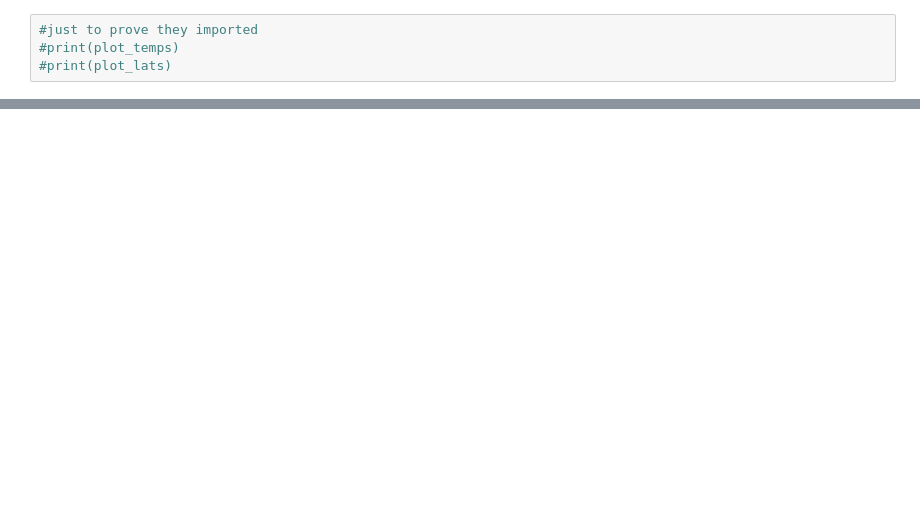
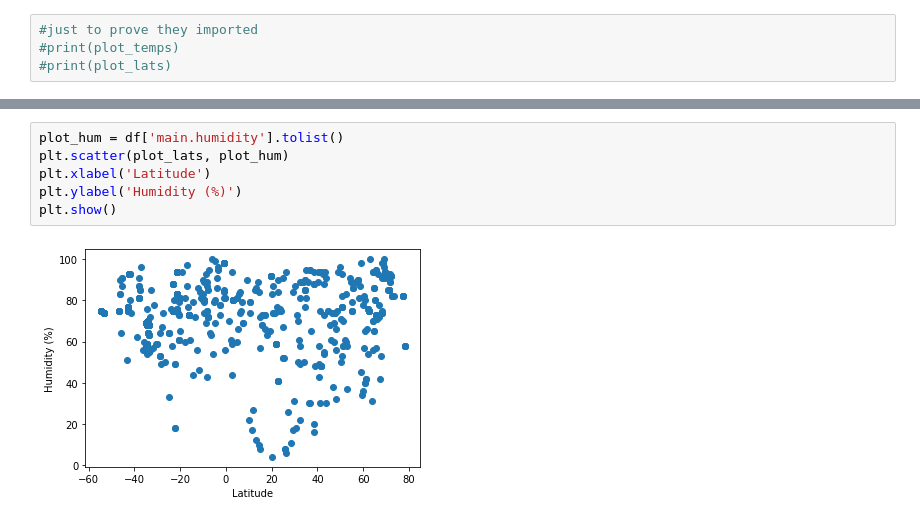
Before and after one commit to habrasek/python-api-challenge, a Jupyter notebook: WeatherPy/WeatherPy.ipynb, the cells around one changed output, grey strips where cells are left out. Saved outputs shown, nothing was run; the diff lists cells and outputs as text; blank space fills up the shorter version.

```diff
--- a/WeatherPy/WeatherPy.ipynb
+++ b/WeatherPy/WeatherPy.ipynb
@@ -141,0 +168,8 @@ plt.show()
+# %%
+plot_hum = df['main.humidity'].tolist()
+plt.scatter(plot_lats, plot_hum)
+plt.xlabel('Latitude')
+plt.ylabel('Humidity (%)')
+plt.show()
+# %% [output]
+[figure, added]
```
Also changed, not shown: parts of 15 cells of this notebook, 2 other files.
